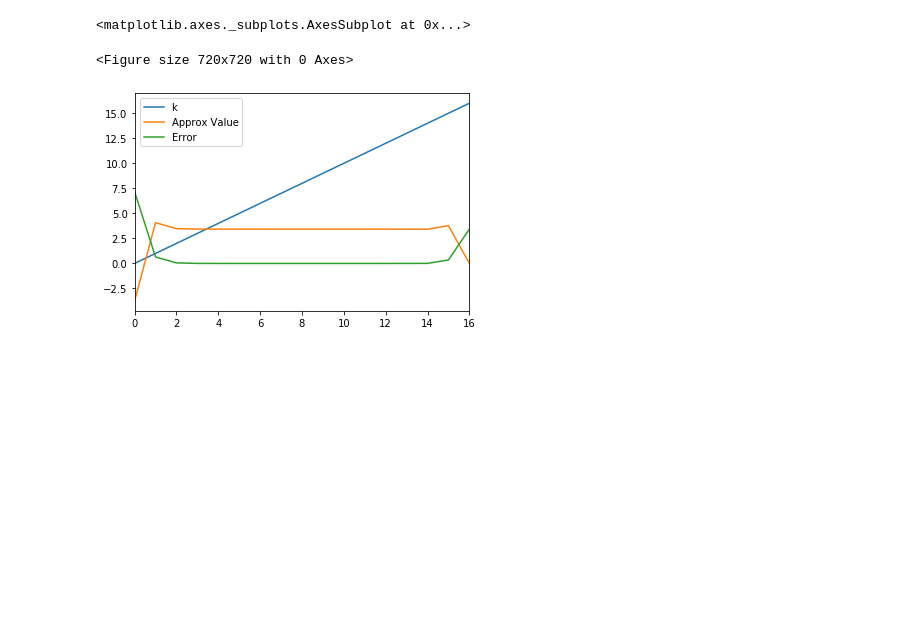
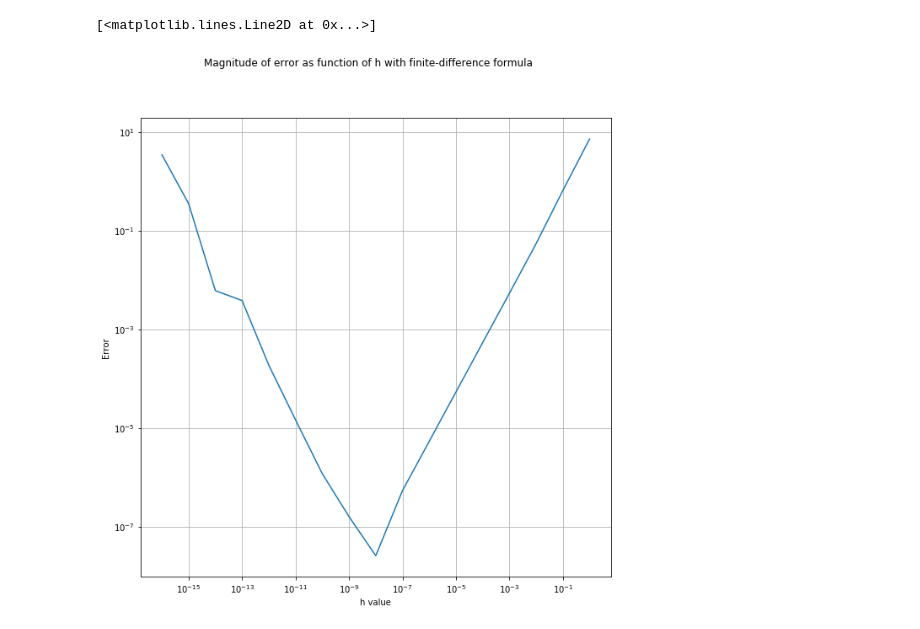
Before and after one commit to dhdan97/CSC-301, a Jupyter notebook: Homeworks/CS301-HW1.ipynb, the cells around one changed output. Saved outputs shown, nothing was run; the diff lists cells and outputs as text; code cells hidden in the pictures; blank space fills up the shorter version.

```diff
--- a/Homeworks/CS301-HW1.ipynb
+++ b/Homeworks/CS301-HW1.ipynb
@@ -72,7 +118,0 @@ df
-# %%
-plt.figure(figsize=(10,10))
-df[].plot()
-# %% [output]
-<matplotlib.axes._subplots.AxesSubplot at 0x...>
-<Figure size 720x720 with 0 Axes>
-[figure, removed]
@@ -89,5 +119,12 @@ for k in range(0, 17):
-# %%
-df = pd.DataFrame()
-df.insert(0, "tan(1)", tan, True)
-df.insert(1, "sec^2(1)", secSquared, True)
-df
+# %%
+#1.7) (a)
+#plot magnitude of error as a function of h
+plt.figure(figsize=(10,10))
+plt.ylabel('Error')
+plt.xlabel('h value')
+plt.grid()
+plt.suptitle('Magnitude of error as function of h with finite-difference formula')
+plt.loglog(df['h'] , df['Error'])
+# %% [output]
+[<matplotlib.lines.Line2D at 0x...>]
+[figure, added]
```
Also changed, not shown: parts of 11 cells of this notebook.
